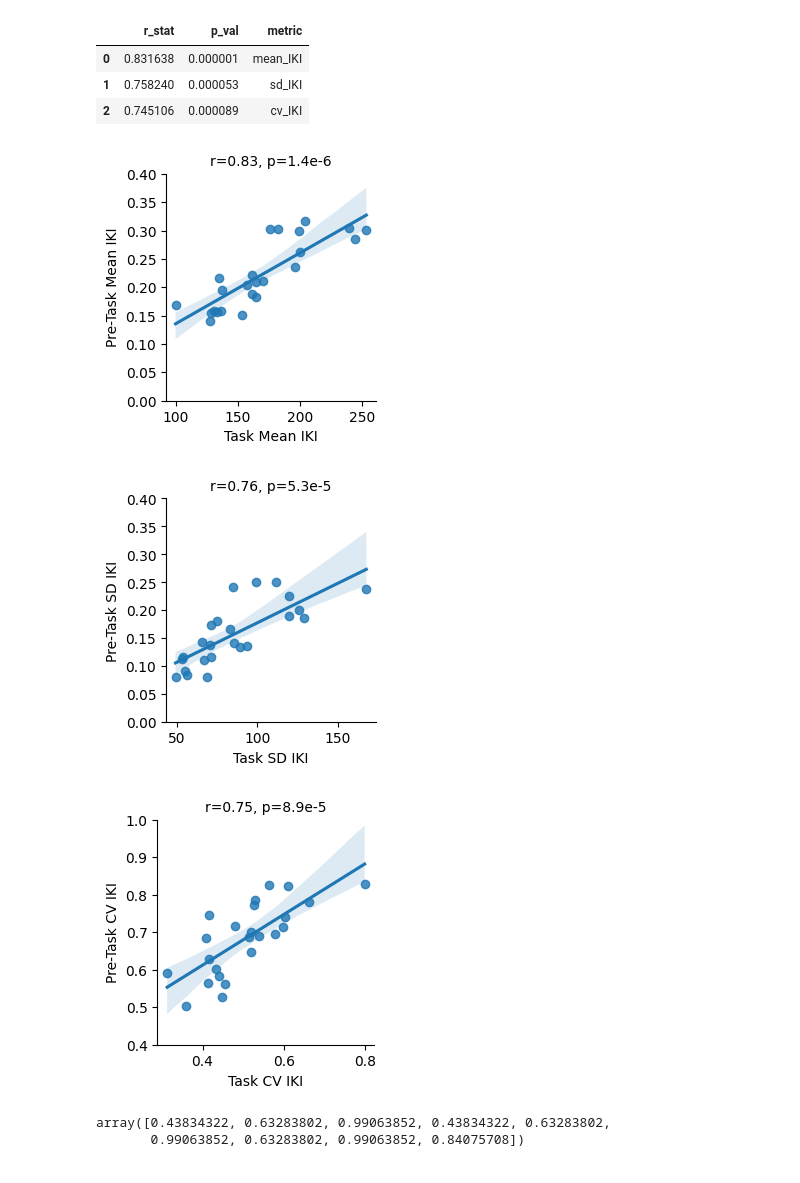
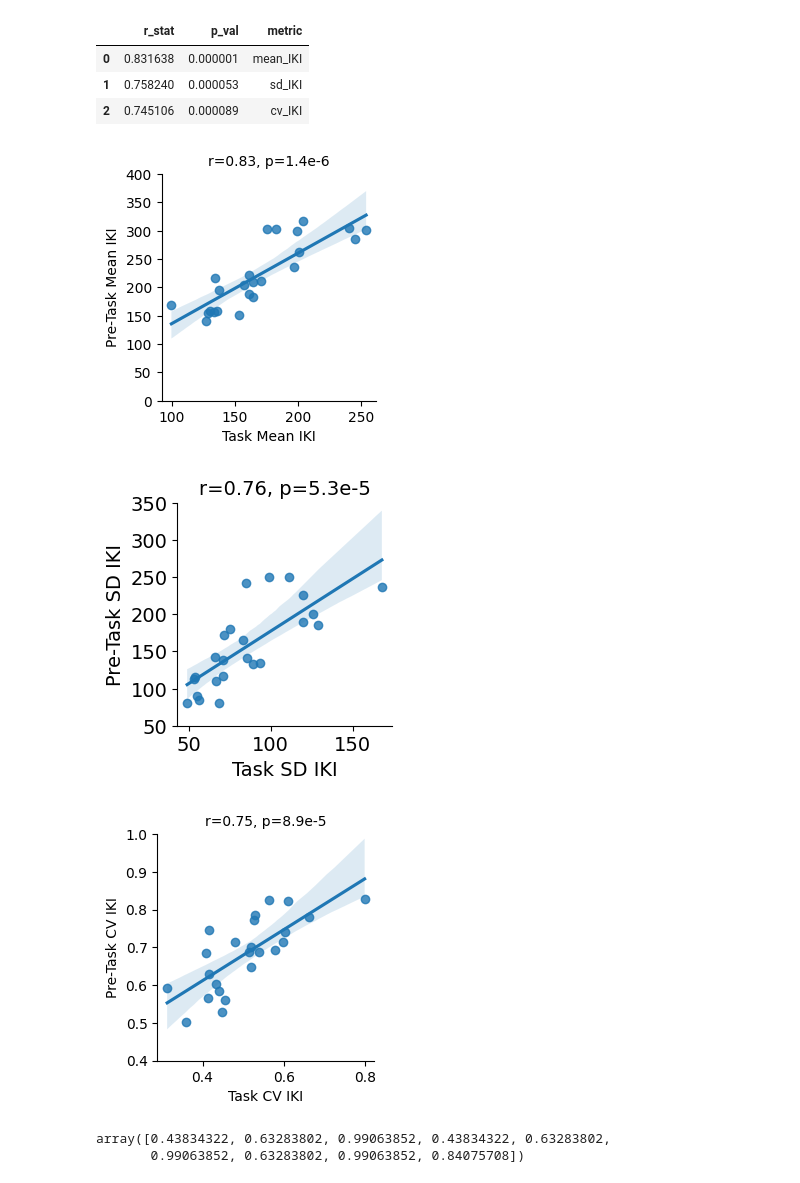
Before and after one commit to rruopp/typingexp, a Jupyter notebook: typing_task_analysis/turbotyping_analysis.ipynb, the cells around one changed output. Cells and saved outputs as stored; diff of their text form; code cells hidden in the pictures.

Commit message:
Figure edits

```diff
--- a/typing_task_analysis/turbotyping_analysis.ipynb
+++ b/typing_task_analysis/turbotyping_analysis.ipynb
@@ -378,7 +378,7 @@ subject_scores['mean_ies'] = mean_ies.reset_index()['mean']
 meanikis_alpha = all_turbo.groupby('participantID').meanikiAlpha.agg('mean').reset_index()
 def divby1000(value): # Divides values by 1000 to put on same scale as mean IKIs
     return value/1000 # from in-house typing task.
-meanikis_alpha['meanikiAlpha'] = meanikis_alpha.meanikiAlpha.transform(divby1000)
+meanikis_alpha['meanikiAlpha'] = meanikis_alpha.meanikiAlpha
 meanikis_alpha = meanikis_alpha.sort_values(by=['participantID'])
 subject_scores['meaniki_alpha'] = meanikis_alpha.reset_index()['meanikiAlpha']
 
@@ -386,7 +386,7 @@ subject_scores['meaniki_alpha'] = meanikis_alpha.reset_index()['meanikiAlpha']
 sdikis_alpha = all_turbo.groupby('participantID').sdikiAlpha.agg('mean').reset_index()
 def divby1000(value): # Divides values by 1000 to put on same scale as mean IKIs
     return value/1000 # from in-house typing task.
-sdikis_alpha['sdikiAlpha'] = sdikis_alpha.sdikiAlpha.transform(divby1000)
+sdikis_alpha['sdikiAlpha'] = sdikis_alpha.sdikiAlpha
 sdikis_alpha = sdikis_alpha.sort_values(by=['participantID'])
 subject_scores['sdiki_alpha'] = sdikis_alpha.reset_index()['sdikiAlpha']
 
@@ -563,7 +563,7 @@ g = sns.lmplot(
 
 g.set_axis_labels('Task Mean IKI', 'Pre-Task Mean IKI', fontsize=10)
 
-plt.ylim(0, 0.4)
+plt.ylim(0, 400)
 
 # g.set_yticklabels(fontsize=8)
 # g.set_xticklabels(fontsize=8)
@@ -573,29 +573,36 @@ g.ax.set_title('r=0.83, p=1.4e-6', fontsize=10)
 plt.show()
 g.savefig(save_dir + 'fig_3c1.png', dpi=300)
 # %% [output]
-[figure, old version]
+[figure, new version]
 # %%
 # Fig. 3c2 - Turbo SD IKI vs. Task SD IKI
 g = sns.lmplot(
     data=subject_scores,
     x="sd_IKI", y="sdiki_alpha",
     height=3
 )
 
-g.set_axis_labels('Task SD IKI', 'Pre-Task SD IKI', fontsize=10)
+g.set_axis_labels('Task SD IKI', 'Pre-Task SD IKI', fontsize=14)
 
-plt.ylim(0, 0.4)
-# plt.xlim(100, 3)
+# for paper
+# plt.ylim(0, 400)
+
+# for grant
+plt.ylim(50, 350)
 
 # g.set_yticklabels(fontsize=12)
 # g.set_xticklabels(fontsize=12)
 
-g.ax.set_title('r=0.76, p=5.3e-5', fontsize=10)
+g.ax.set_title('r=0.76, p=5.3e-5', fontsize=14)
 
+plt.xticks(fontsize=14)
+plt.yticks(fontsize=14)
+
+plt.savefig(save_dir + 'turbovtask_sd_TL1.png', dpi=300, bbox_inches="tight")
 plt.show()
-g.savefig(save_dir + 'fig_3c2.png', dpi=300)
+# g.savefig(save_dir + 'fig_3c2.png', dpi=300)
 # %% [output]
-[figure, old version]
+[figure, new version]
 # %%
 # Fig. 3c3 - Turbo CV IKI vs. Task CV IKI
 g = sns.lmplot(
@@ -616,7 +623,7 @@ g.ax.set_title('r=0.75, p=8.9e-5', fontsize=10)
 plt.show()
 g.savefig(save_dir + 'fig_3c3.png', dpi=300)
 # %% [output]
-[figure, old version]
+[figure, new version]
 # %%
 ## Pearson correlation between ...
 ies_pearsons = [
```
Also changed, not shown: parts of 3 cells of this notebook, 13 other files.
